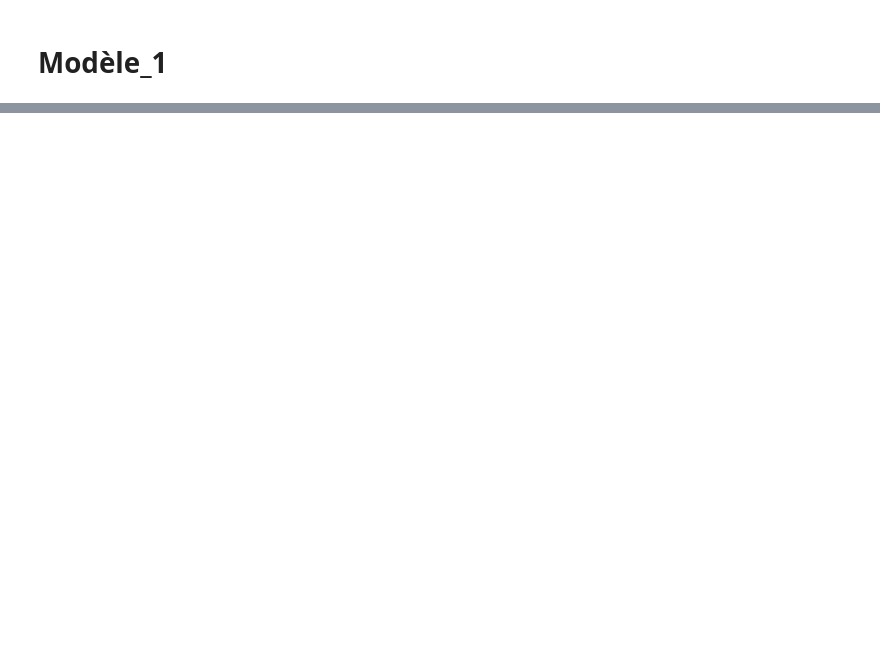
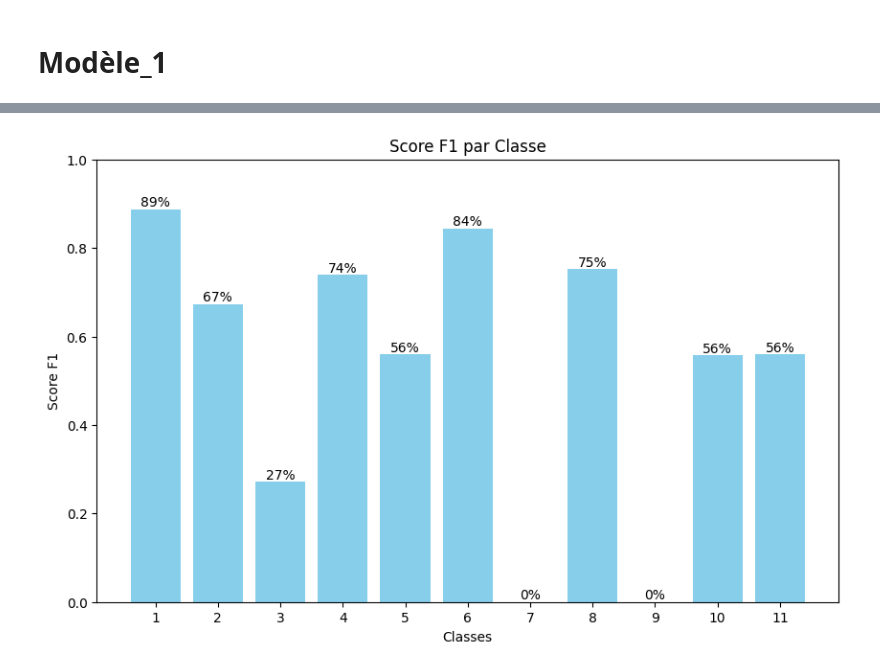
Before and after one commit to pierrebeguin/Master_2_defi_2, a Jupyter notebook: défi_2.ipynb, the cells around one changed output, grey strips where cells are left out. Drawn from its saved outputs; the diff is of its cells as text; code cells hidden in the pictures; blank space fills up the shorter version.

```diff
--- a/défi_2.ipynb
+++ b/défi_2.ipynb
@@ -177,0 +280,16 @@ X_train, X_test, y_train, y_test = train_test_split(X, y, test_size=0.2, random_
+# %%
+f1_scores = f1_score(y_test, y_pred_classes, average=None)
+plt.figure(figsize=(10, 6))
+bars = plt.bar(range(1, 12), f1_scores, color="skyblue")
+plt.xlabel("Classes")
+plt.ylabel("Score F1")
+plt.title("Score F1 par Classe")
+plt.xticks(range(1, 12))
+plt.ylim(0, 1)
+# Ajouter les pourcentages au-dessus de chaque barre
+for bar in bars:
+    yval = bar.get_height()
+    plt.text(bar.get_x() + bar.get_width() / 2, yval, f"{yval:.0%}", ha='center', va='bottom')
+plt.show()
+# %% [output]
+[figure, added]
```
Also changed, not shown: parts of 33 cells of this notebook.
